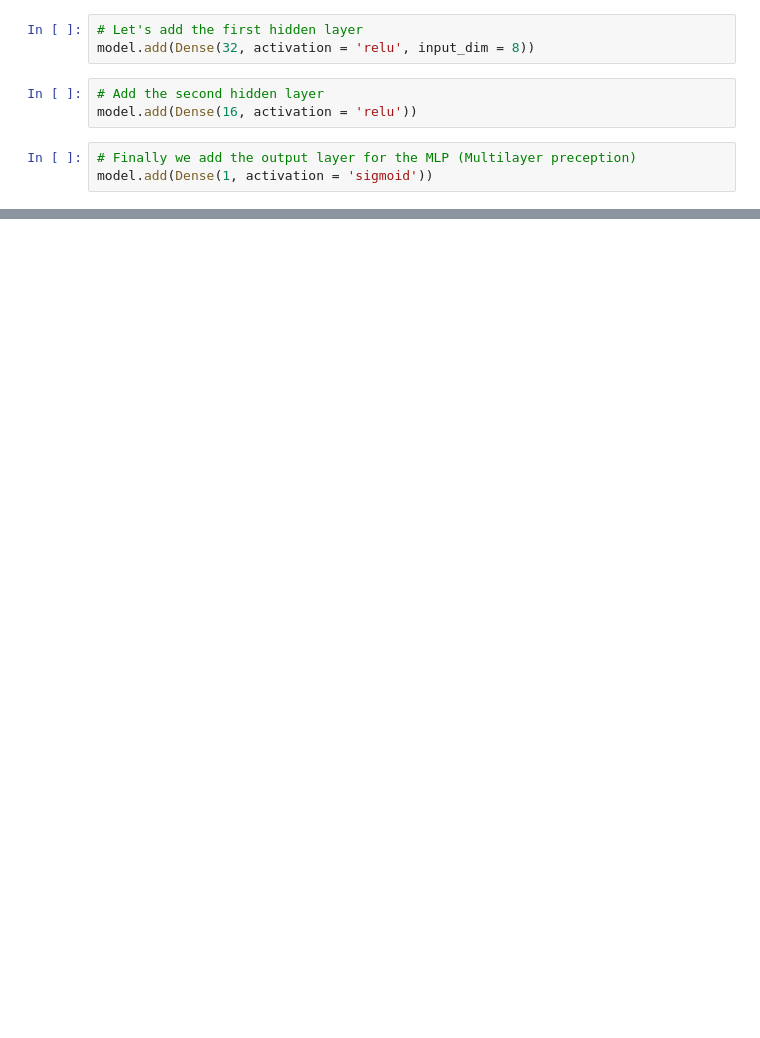
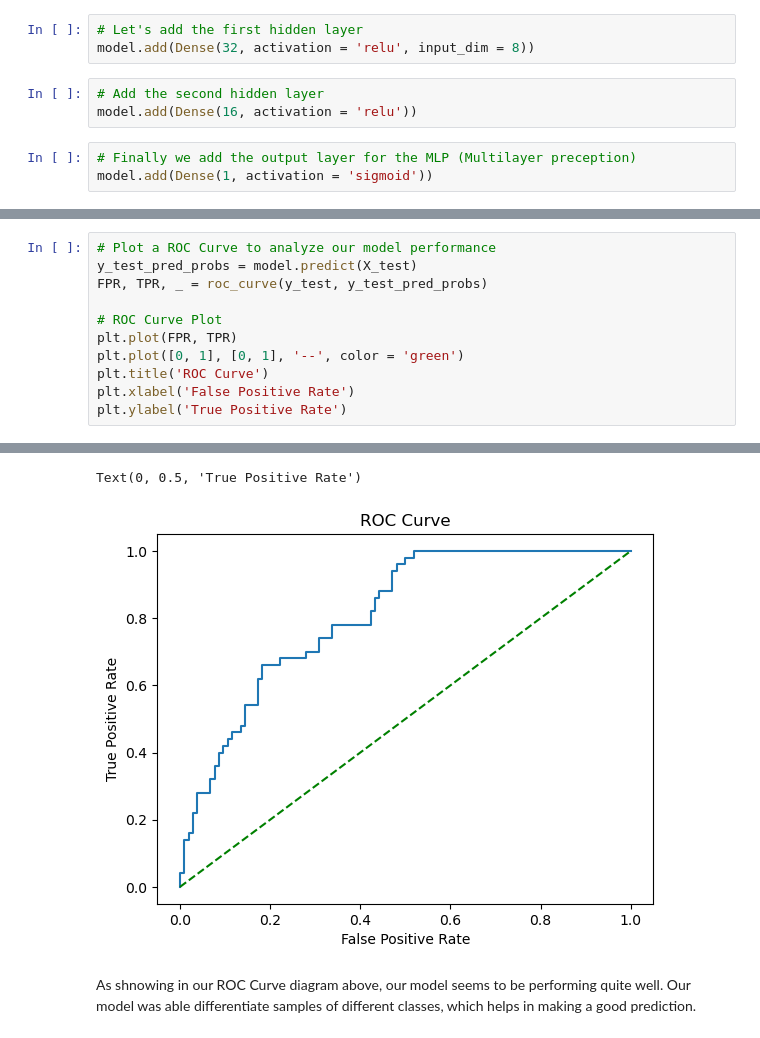
Before and after one commit to Bywani/diabetes_prediction, a Jupyter notebook: diabetes_prediction.ipynb, the cells around one changed output, grey strips where cells are left out. Drawn from its saved outputs; the diff is of its cells as text; blank space fills up the shorter version.

```diff
--- a/diabetes_prediction.ipynb
+++ b/diabetes_prediction.ipynb
@@ -310,0 +396,12 @@ model.add(Dense(1, activation = 'sigmoid'))
+# %%
+# Plot a ROC Curve to analyze our model performance
+y_test_pred_probs = model.predict(X_test)
+FPR, TPR, _ = roc_curve(y_test, y_test_pred_probs)
+
+# ROC Curve Plot
+plt.plot(FPR, TPR)
+plt.plot([0, 1], [0, 1], '--', color = 'green')
+plt.title('ROC Curve')
+plt.xlabel('False Positive Rate')
+plt.ylabel('True Positive Rate')
+# %% [output]
@@ -310,0 +409,4 @@ model.add(Dense(1, activation = 'sigmoid'))
+Text(0, 0.5, 'True Positive Rate')
+[figure, added]
+# %% [markdown]
+As shnowing in our ROC Curve diagram above, our model seems to be performing quite well. Our model was able differentiate samples of different classes, which helps in making a good prediction.
```
Also changed, not shown: parts of 17 cells of this notebook.
